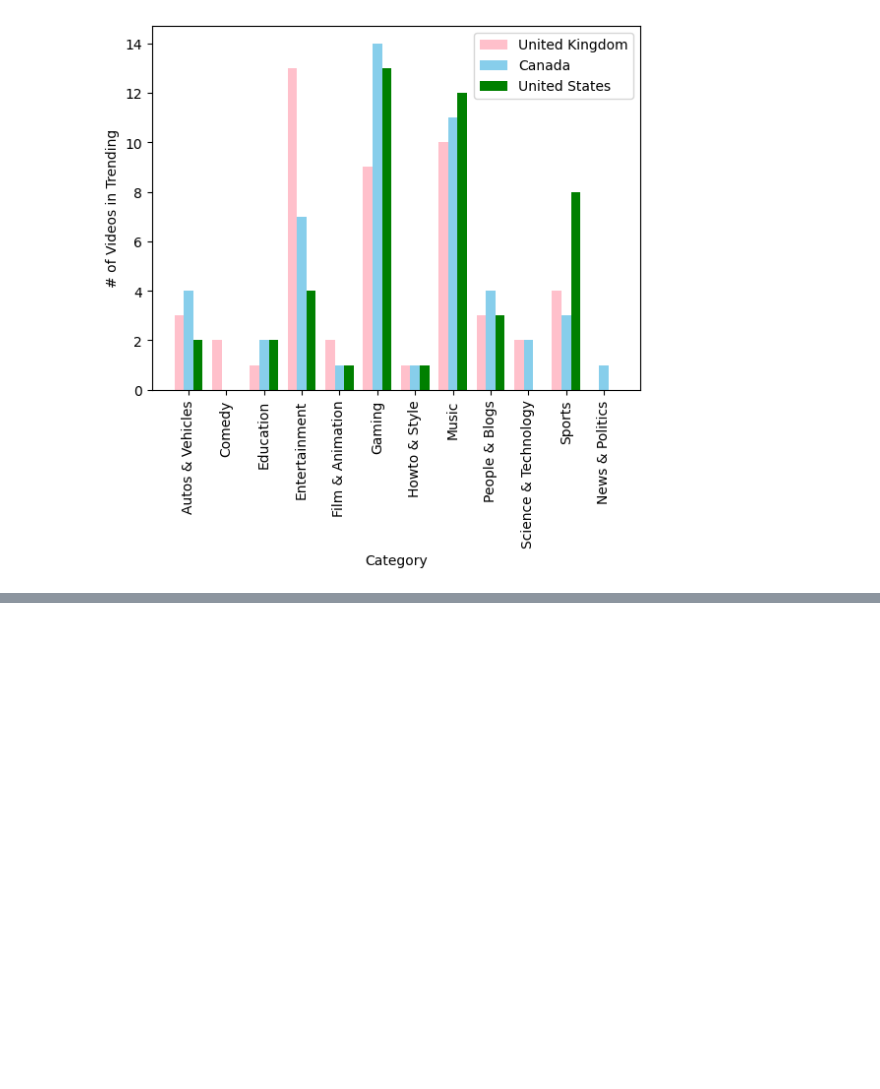
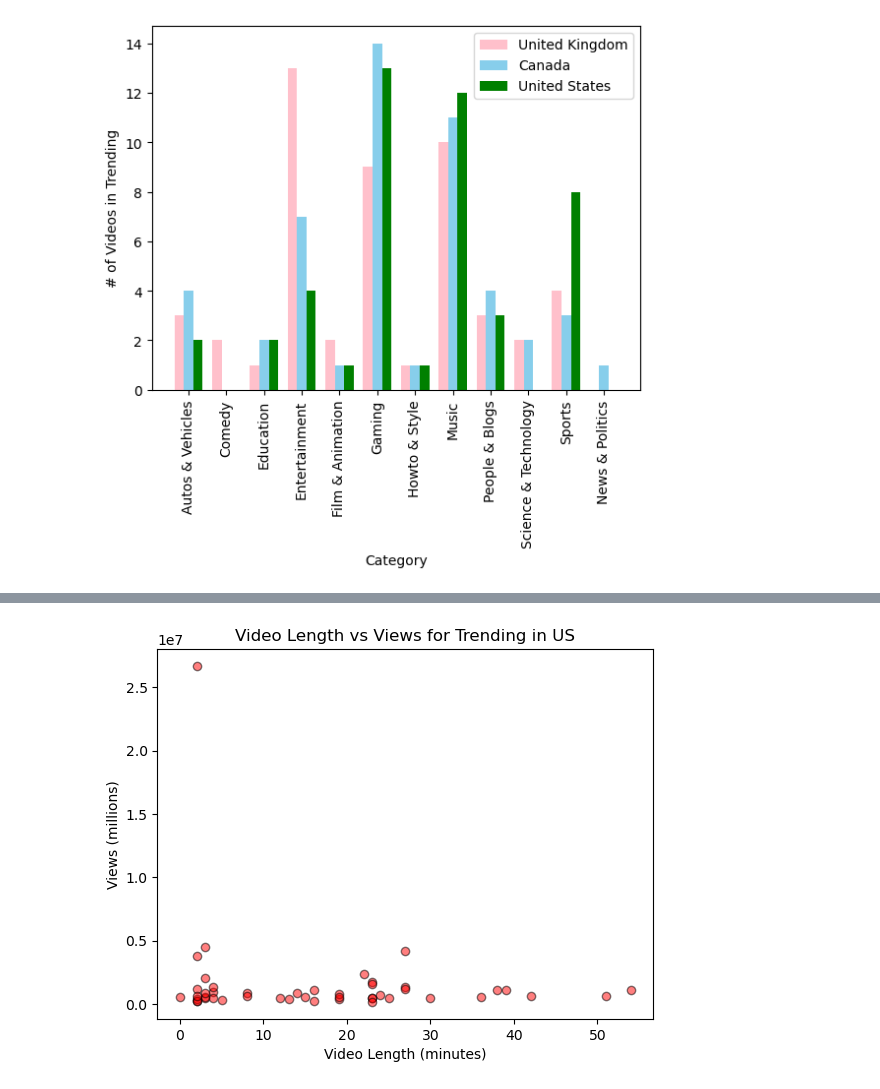
Before and after one commit to sophiagemanuel/Youtube_project, a Jupyter notebook: YouTube_Trending_ver_10.ipynb, the cells around one changed output, grey strips where cells are left out. Drawn from its saved outputs; the diff is of its cells as text; code cells hidden in the pictures; blank space fills up the shorter version.

```diff
--- a/YouTube_Trending_ver_10.ipynb
+++ b/YouTube_Trending_ver_10.ipynb
@@ -420,2 +489,22 @@ plt.show()
+# %%
+#for US
+#separating minutes and seconds
+trending_US['duration'] = trending_US['duration'].fillna(0)
+trending_US[['minutes', 'seconds']] = trending_US['duration'].str.extract(r'(\d+)m (\d+)s')
+# Convert minutes and seconds columns to integers
+trending_US['minutes'] = trending_US['minutes'].astype(int)
+trending_US['seconds'] = trending_US['seconds'].astype(int)
+
+#plotting
+x_limit = 60
+x_axis_us = trending_US['minutes']
+y_axis_us = trending_US['views']
+plt.scatter(x_axis_us, y_axis_us, marker="o", facecolors="red", edgecolors="black", alpha=0.5)
+plt.xlabel("Video Length (minutes)")
+plt.ylabel("Views (millions)")
+plt.title("Video Length vs Views for Trending in US")
+plt.show()
+# %% [output]
+[figure, added]
 # %%
 ## Shameer
```
Also changed, not shown: parts of 4 cells of this notebook.
